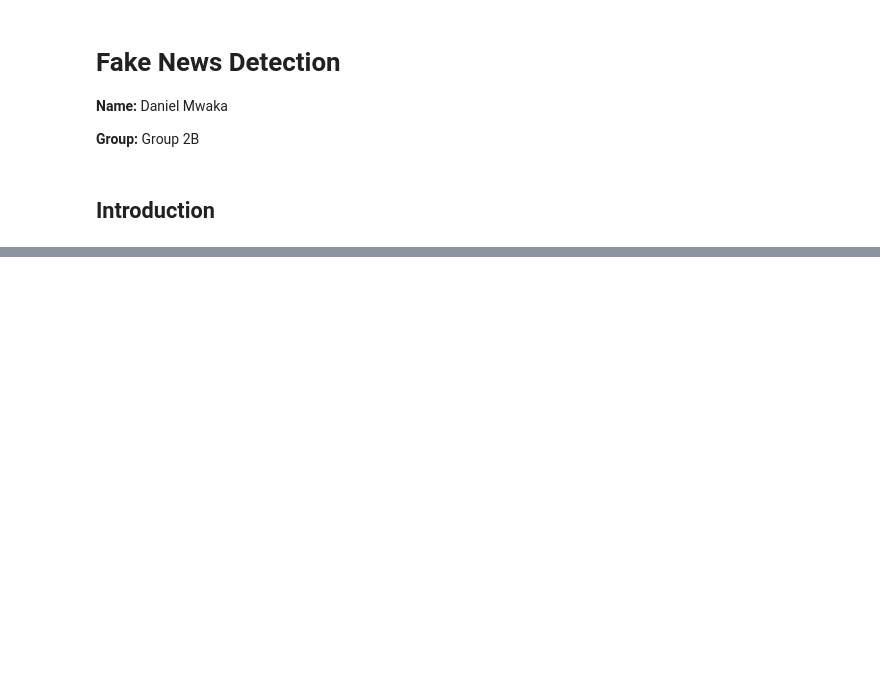
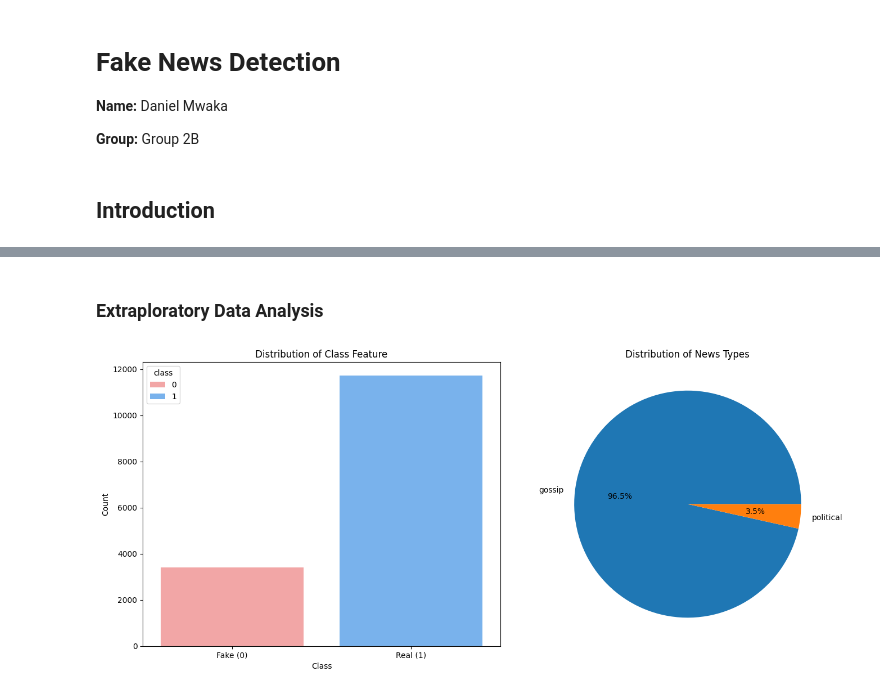
Before and after one commit to mwakad/Fake-News-Detection-, a Jupyter notebook: notebooks/daniel.ipynb, the cells around one changed output, grey strips where cells are left out. Saved outputs shown, nothing was run; the diff lists cells and outputs as text; code cells hidden in the pictures; blank space fills up the shorter version.

```diff
--- a/notebooks/daniel.ipynb
+++ b/notebooks/daniel.ipynb
@@ -21,0 +77,3 @@ data.head()
+# %%
+# Drop duplicates
+data.drop_duplicates(inplace=True)
@@ -21,0 +106,4 @@ data.head()
+# %%
+# Engineer the article feature
+data['article'] = data['title'] + data['extracted_article_text']
+data.head()
@@ -21,0 +175,26 @@ data.head()
+# %% [markdown]
+### Extraploratory Data Analysis
+# %%
+# Visualize Class Distribuction and News Type Distribution
+fig, axes = plt.subplots(1, 2, figsize=(14, 6))
+
+# Bar plot for 'class' distribution
+sns.barplot(x='class', y='class', data=data, estimator=len, hue='class', palette=['#FF9999', '#66B2FF'], ax=axes[0])
+
+# Add labels and title for the bar plot
+axes[0].set_xlabel('Class')
+axes[0].set_ylabel('Count')
+axes[0].set_title('Distribution of Class Feature')
+axes[0].set_xticks([0, 1])
+axes[0].set_xticklabels(['Fake (0)', 'Real (1)'])
+
+# Pie chart for 'news_type' distribution
+news_type_counts = data['news_type'].value_counts()
+axes[1].pie(news_type_counts, labels=news_type_counts.index, autopct='%1.1f%%')
+axes[1].set_title('Distribution of News Types')
+axes[1].set_ylabel('')
+
+plt.tight_layout()
+plt.show()
+# %% [output]
+[figure, added]
```
Also changed, not shown: parts of 53 cells of this notebook.
